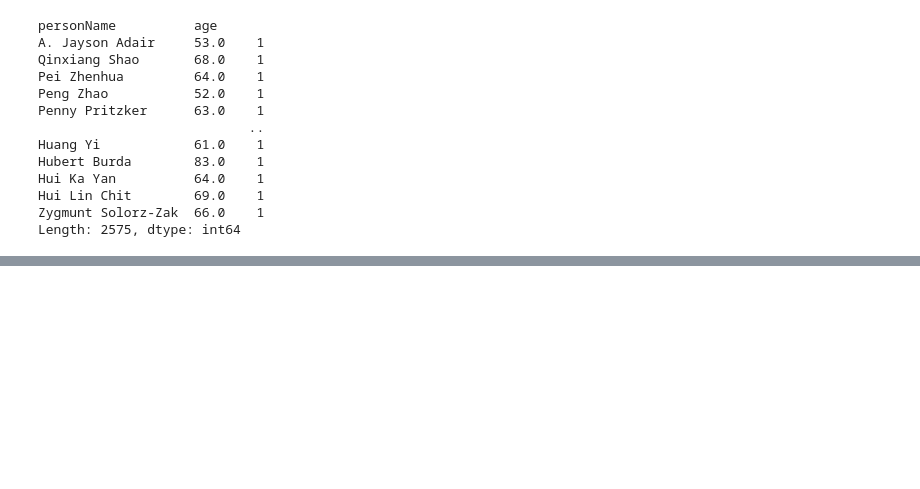
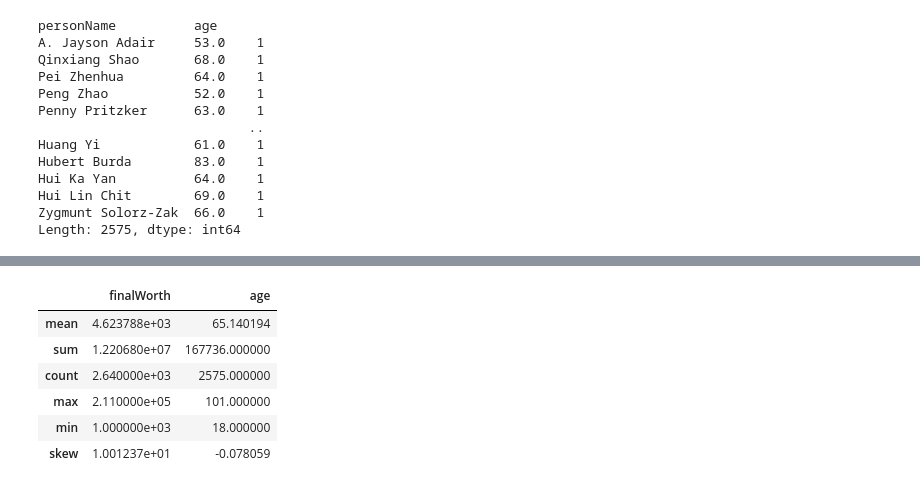
Before and after one commit to Arokiarajan1/Arokiabackup, a Jupyter notebook: Basic_Fundamental.ipynb, the cells around one changed output, grey strips where cells are left out. Saved outputs shown, nothing was run; the diff lists cells and outputs as text; code cells hidden in the pictures; blank space fills up the shorter version.

```diff
--- a/Basic_Fundamental.ipynb
+++ b/Basic_Fundamental.ipynb
@@ -102,0 +115,10 @@ Length: 2575, dtype: int64
+# %%
+df[['finalWorth', 'age']].agg(['mean', 'sum', 'count', 'max', 'min','skew'])
+# %% [output]
+|  | finalWorth | age |
+| mean | 4.623788e+03 | 65.140194 |
+| sum | 1.220680e+07 | 167736.000000 |
+| count | 2.640000e+03 | 2575.000000 |
+| max | 2.110000e+05 | 101.000000 |
+| min | 1.000000e+03 | 18.000000 |
+| skew | 1.001237e+01 | -0.078059 |
```
Also changed, not shown: parts of 3 cells of this notebook.
